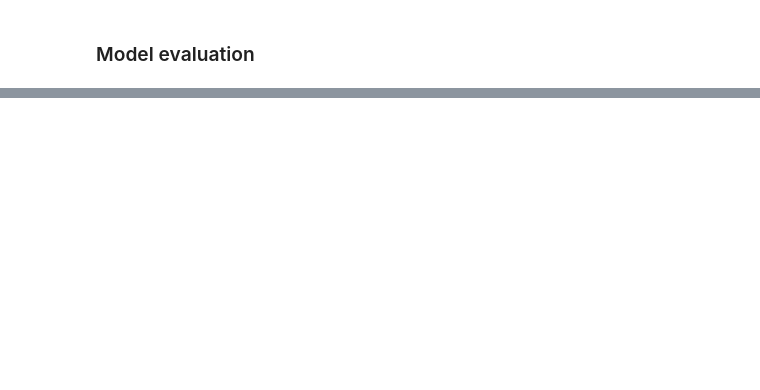
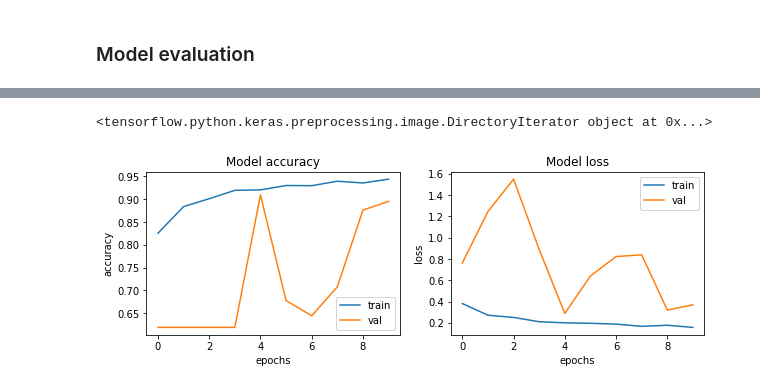
Before and after one commit to Demesmaeker/DL_computer_vision_Pneumonia, a Jupyter notebook: 00_Preprocessing.ipynb, the cells around one changed output, grey strips where cells are left out. Cells and saved outputs as stored; diff of their text form; code cells hidden in the pictures; blank space fills up the shorter version.

```diff
--- a/00_Preprocessing.ipynb
+++ b/00_Preprocessing.ipynb
@@ -128,0 +137,3 @@ y_test = np.asarray(y_test)
+# %%
+x_test = x_test.reshape(630, 150, 150, 1)
+x_train = x_train.reshape(x_train.shape[0], 150, 150, 1)
@@ -716,0 +959,10 @@ Train acc: 97.95
+# %%
+model.compile(optimizer='adam',
+              loss='binary_crossentropy',
+              metrics=['accuracy'])
+
+
+
+history = model.fit(train_gen, epochs=10,
+                    batch_size = 32,
+                    validation_data = test_gen)
@@ -716,0 +990,17 @@ Train acc: 97.95
+# %%
+print(test_gen)
+# %% [output]
+<tensorflow.python.keras.preprocessing.image.DirectoryIterator object at 0x...>
+# %%
+fig, ax = plt.subplots(1, 2, figsize=(10, 3))
+ax = ax.ravel()
+
+for i, met in enumerate(['accuracy', 'loss']):
+    ax[i].plot(history.history[met])
+    ax[i].plot(history.history['val_' + met])
+    ax[i].set_title('Model {}'.format(met))
+    ax[i].set_xlabel('epochs')
+    ax[i].set_ylabel(met)
+    ax[i].legend(['train', 'val'])
+# %% [output]
+[figure, added]
```
Also changed, not shown: parts of 27 cells of this notebook.
